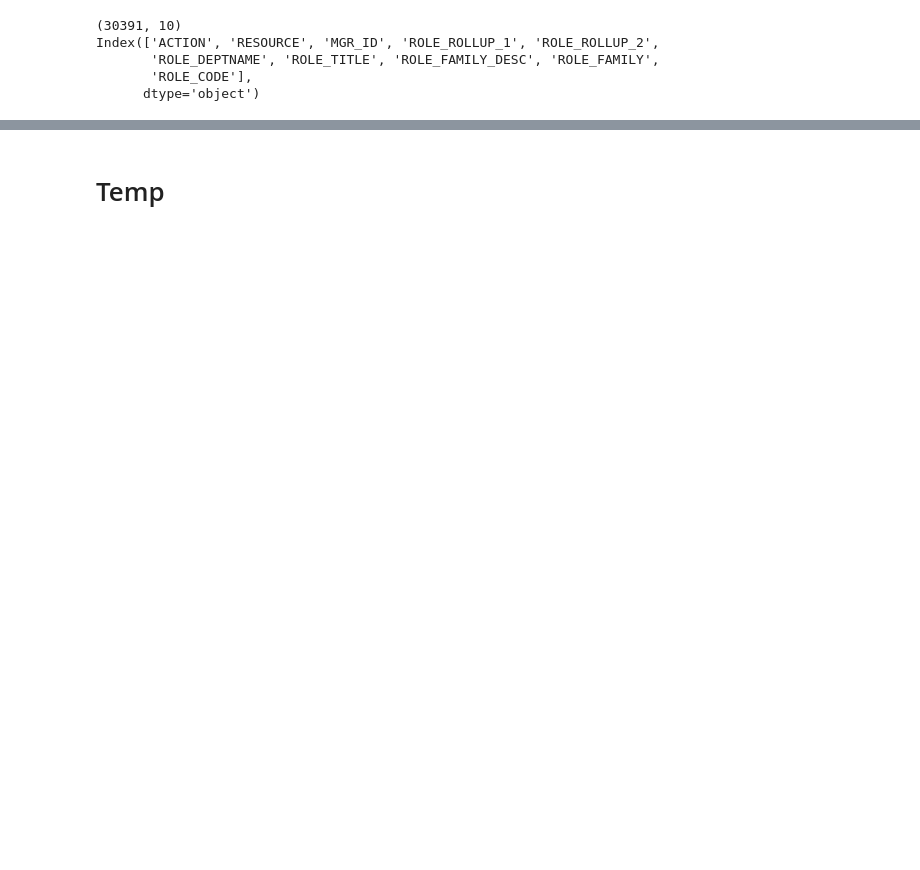
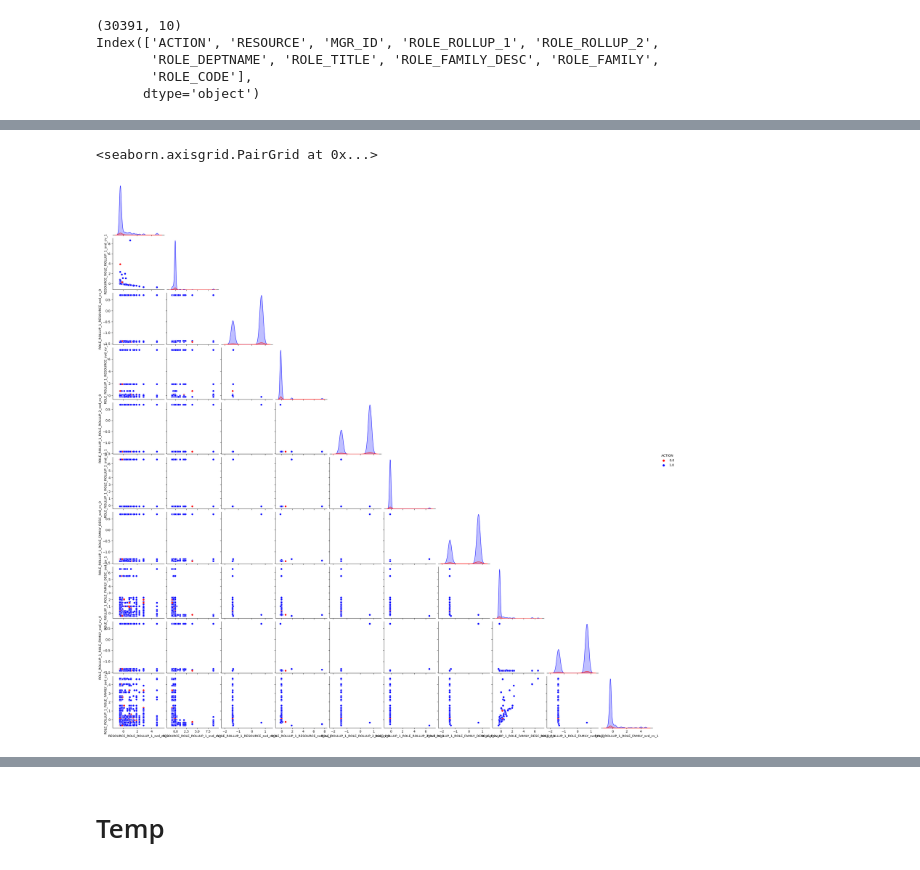
Before and after one commit to SmithaUpadhyaya/employee_access_resource_classifier, a Jupyter notebook: notebooks/training.ipynb, the cells around one changed output, grey strips where cells are left out. Drawn from its saved outputs; the diff is of its cells as text; code cells hidden in the pictures; blank space fills up the shorter version.

```diff
--- a/notebooks/training.ipynb
+++ b/notebooks/training.ipynb
@@ -109,0 +62,11 @@ plt.show()
+# %%
+cnt_obj = CountVectorizerEncoding()
+X = cnt_obj.fit_transform(train)
+# %%
+from sklearn.preprocessing import StandardScaler
+std_obj = StandardScaler()
+
+freq_enc_cols = [x for x in X.columns if ('FreqEnc'.lower() in x.lower()) | ('cv'.lower() in x.lower())]
+X_2 = std_obj.fit_transform(X[freq_enc_cols])
+X_2 = pd.DataFrame(X_2, columns = freq_enc_cols)
+X_2['ACTION'] = train['ACTION']
@@ -109,0 +87,9 @@ plt.show()
+# %%
+col = list(X_2.columns[:10])
+col.append('ACTION')
+# %%
+import seaborn as sns
+sns.pairplot(X_2[col], hue = 'ACTION', corner=True, palette=['red','blue'])
+# %% [output]
+<seaborn.axisgrid.PairGrid at 0x...>
+[figure, added]
```
Also changed, not shown: parts of 16 cells of this notebook, 4 other files.
